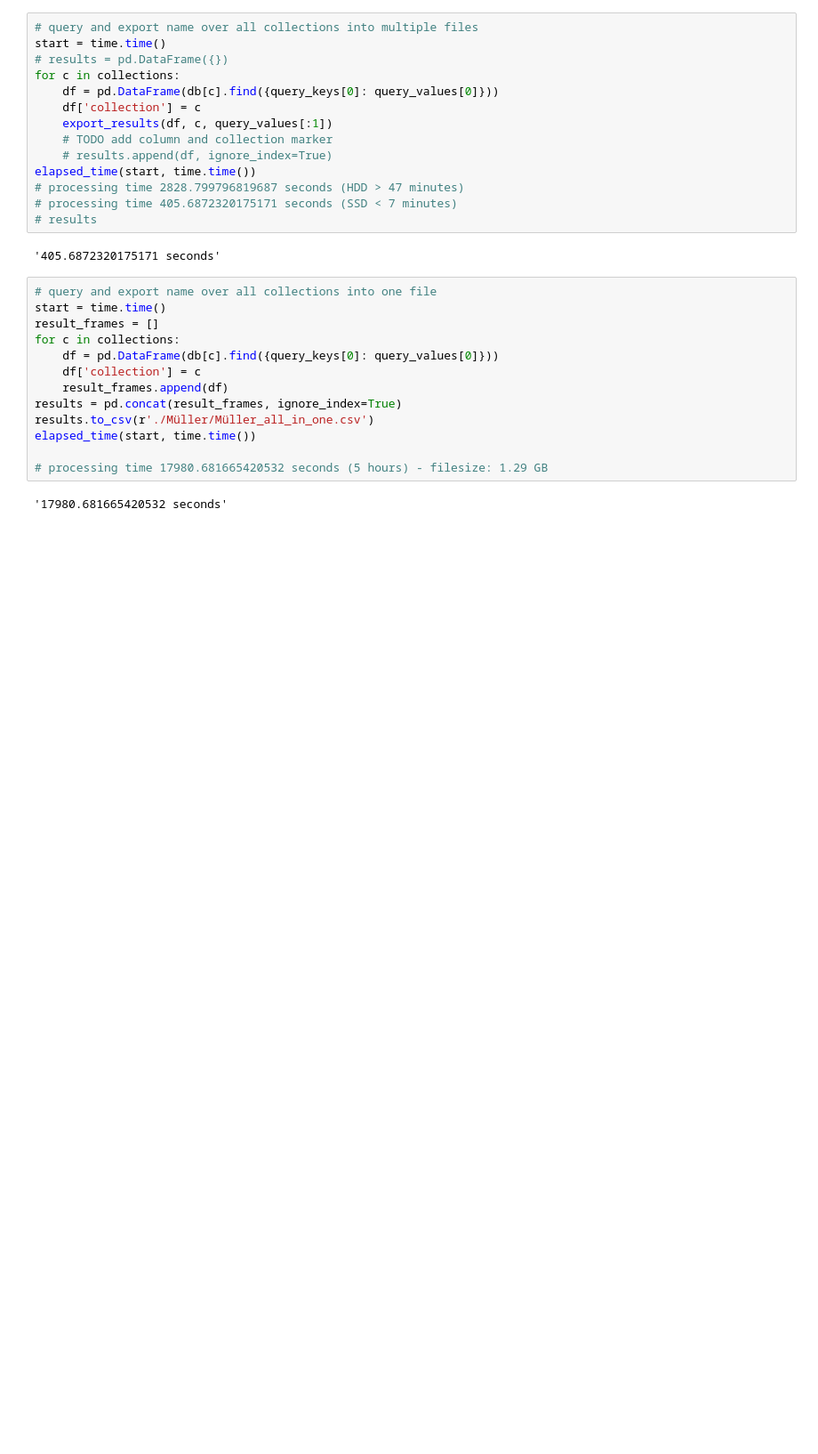
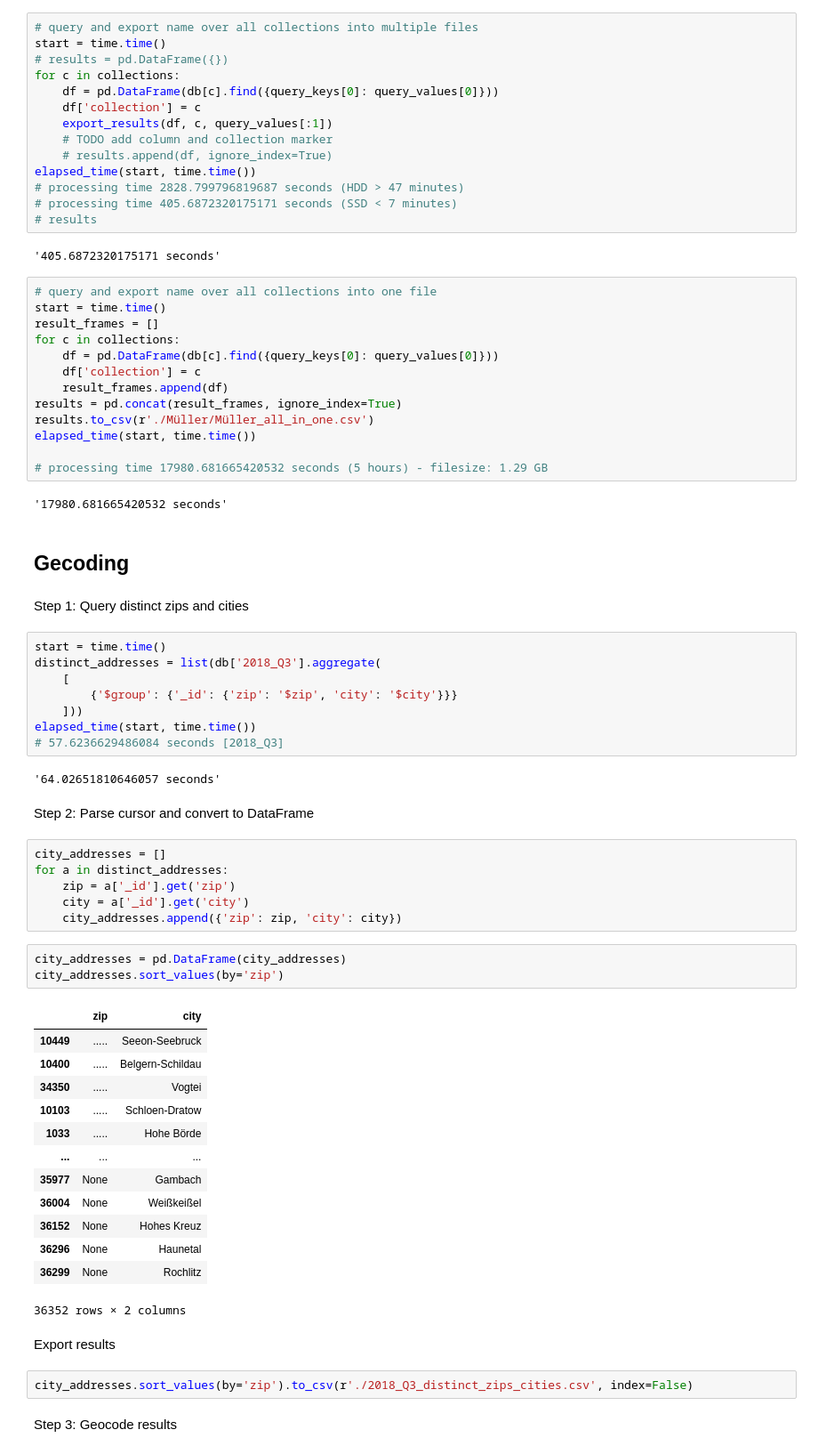
Before and after one commit to mayo-s/phonebookdiver, a Jupyter notebook: jupyter/phonebookdiver_notebook.ipynb, the cells around one changed output. Shown: that part at 89% size. Saved outputs shown, nothing was run; the diff lists cells and outputs as text; blank space fills up the shorter version.

```diff
--- a/jupyter/phonebookdiver_notebook.ipynb
+++ b/jupyter/phonebookdiver_notebook.ipynb
@@ -552,3 +571,48 @@ elapsed_time(start, time.time())
 # processing time 17980.681665420532 seconds (5 hours) - filesize: 1.29 GB
 # %% [output]
 '17980.681665420532 seconds'
+# %% [markdown]
+## Gecoding
+# %% [markdown]
+Step 1: Query distinct zips and cities
+# %%
+start = time.time()
+distinct_addresses = list(db['2018_Q3'].aggregate(
+    [
+        {'$group': {'_id': {'zip': '$zip', 'city': '$city'}}}
+    ]))
+elapsed_time(start, time.time())
+# 57.6236629486084 seconds [2018_Q3]
+# %% [output]
+'64.02651810646057 seconds'
+# %% [markdown]
+Step 2: Parse cursor and convert to DataFrame
+# %%
+city_addresses = []
+for a in distinct_addresses:
+    zip = a['_id'].get('zip')
+    city = a['_id'].get('city')
+    city_addresses.append({'zip': zip, 'city': city})
+# %%
+city_addresses = pd.DataFrame(city_addresses)
+city_addresses.sort_values(by='zip')
+# %% [output]
+|  | zip | city |
+| 10449 | ..... | Seeon-Seebruck |
+| 10400 | ..... | Belgern-Schildau |
+| 34350 | ..... | Vogtei |
+| 10103 | ..... | Schloen-Dratow |
+| 1033 | ..... | Hohe Börde |
+| ... | ... | ... |
+| 35977 | None | Gambach |
+| 36004 | None | Weißkeißel |
+| 36152 | None | Hohes Kreuz |
+| 36296 | None | Haunetal |
+| 36299 | None | Rochlitz |
+36352 rows × 2 columns
+# %% [markdown]
+Export results
+# %%
+city_addresses.sort_values(by='zip').to_csv(r'./2018_Q3_distinct_zips_cities.csv', index=False)
+# %% [markdown]
+Step 3: Geocode results
```
Also changed, not shown: parts of 20 cells of this notebook, 1 other file.
